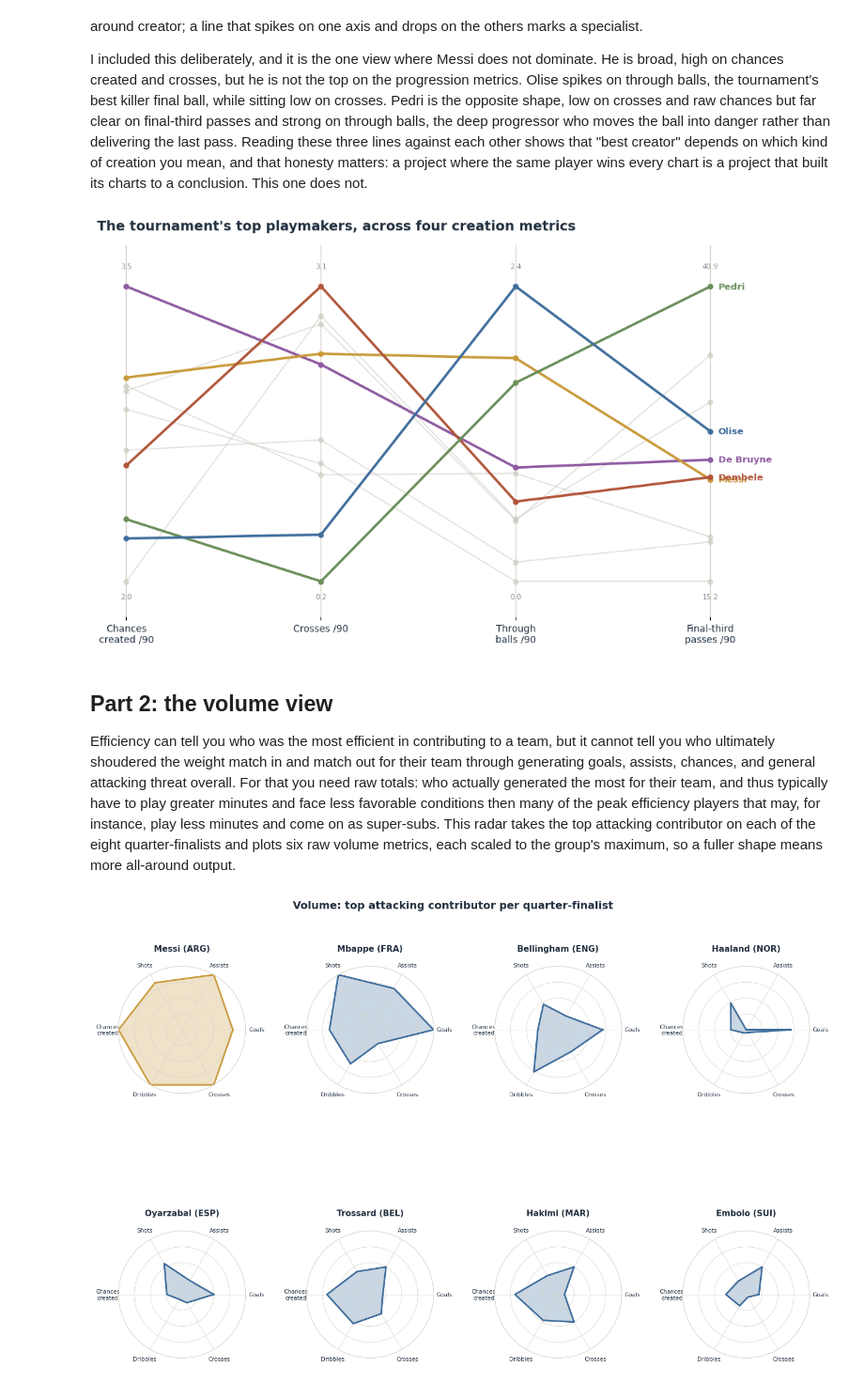
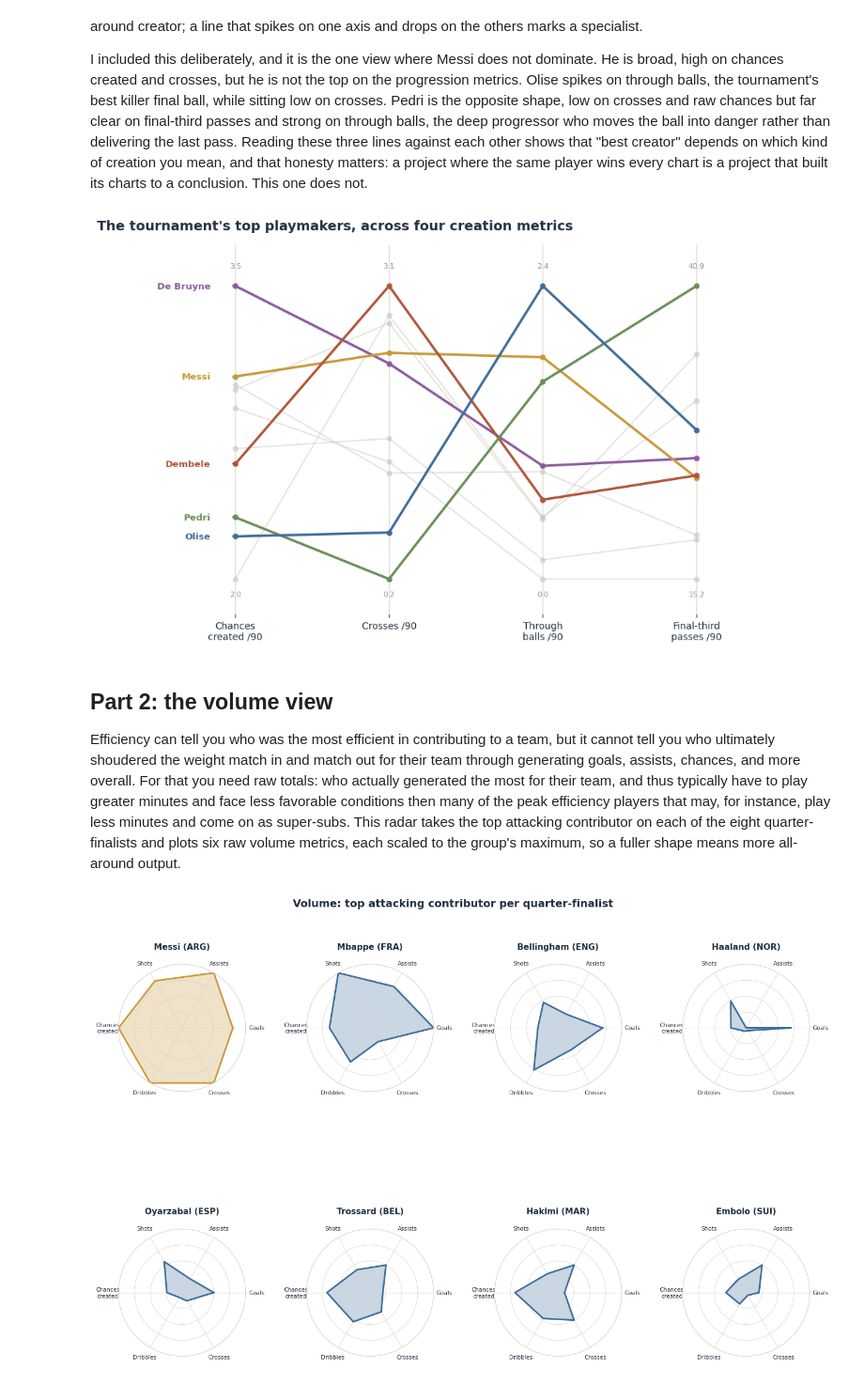
Before and after one commit to wingedhusssar-pixel/wc2026-top-attacking-threat-analysis, a Jupyter notebook: wc2026_full_analysis.ipynb, the cells around one changed output. Shown at 94% size. Cells and saved outputs as stored; diff of their text form; code cells hidden in the pictures.

```diff
--- a/wc2026_full_analysis.ipynb
+++ b/wc2026_full_analysis.ipynb
@@ -51,38 +51,39 @@ I included this deliberately, and it is the one view where Messi does not domina
 # %%
 df=pd.read_csv("wc2026_playmaker_data.csv")
 axes_m=["cc_90","cross_90","tb_90","f3_90"]
 labels=["Chances\ncreated /90","Crosses /90","Through\nballs /90","Final-third\npasses /90"]
 norm=df.copy()
 for m in axes_m:
     norm[m]=(df[m]-df[m].min())/(df[m].max()-df[m].min())
 highlight={"Messi":GOLD,"Olise":ACC,"Pedri":"#6b8e5a","De Bruyne":"#8e5aa0","Dembele":"#b0563a"}
 GRAY="#c9c6bd"
 fig,ax=plt.subplots(figsize=(11,6.5))
 x=range(len(axes_m))
 for _,r in norm.iterrows():
     y=[r[m] for m in axes_m]
     c=highlight.get(r["name"],GRAY)
     lw=2.6 if r["name"] in highlight else 1.2
     a=1.0 if r["name"] in highlight else .55
     z=5 if r["name"] in highlight else 2
     ax.plot(x,y,color=c,lw=lw,alpha=a,zorder=z,marker="o",markersize=5)
     if r["name"] in highlight:
-        ax.text(len(axes_m)-1+.04,y[-1],r["name"],color=c,fontsize=9.5,fontweight="bold",va="center")
+        ax.text(-0.16,y[0],r["name"],color=c,fontsize=9.5,fontweight="bold",va="center",ha="right")
+        ax.plot([-0.02,0],[y[0],y[0]],color=c,lw=1.2,zorder=z)
 for i,m in enumerate(axes_m):
     ax.axvline(i,color="#d8d5cc",lw=1,zorder=1)
     ax.text(i,1.06,f"{df[m].max():.1f}",ha="center",fontsize=7.5,color=MUT)
     ax.text(i,-.06,f"{df[m].min():.1f}",ha="center",fontsize=7.5,color=MUT)
 ax.set_xticks(x); ax.set_xticklabels(labels,fontsize=10,color=INK)
-ax.set_yticks([]); ax.set_ylim(-.12,1.14); ax.set_xlim(-.15,len(axes_m)-.4)
+ax.set_yticks([]); ax.set_ylim(-.12,1.14); ax.set_xlim(-.9,len(axes_m)-.15)
 ax.set_title("The tournament's top playmakers, across four creation metrics",fontweight="bold",fontsize=14,color=INK,loc="left",pad=16)
 for s in ["top","right","left","bottom"]: ax.spines[s].set_visible(False)
 plt.tight_layout(); plt.show()
 # %% [output]
-[figure, old version]
+[figure, new version]
 # %% [markdown]
 ## Part 2: the volume view
 
-Efficiency can tell you who was the most efficient in contributing to a team, but it cannot tell you who ultimately shoudered the weight match in and match out for their team through generating goals, assists, chances, and general attacking threat overall. For that you need raw totals: who actually generated the most for their team, and thus typically have to play greater minutes and face less favorable conditions then many of the peak efficiency players that may, for instance, play less minutes and come on as super-subs. This radar takes the top attacking contributor on each of the eight quarter-finalists and plots six raw volume metrics, each scaled to the group's maximum, so a fuller shape means more all-around output.
+Efficiency can tell you who was the most efficient in contributing to a team, but it cannot tell you who ultimately shoudered the weight match in and match out for their team through generating goals, assists, chances, and more overall. For that you need raw totals: who actually generated the most for their team, and thus typically have to play greater minutes and face less favorable conditions then many of the peak efficiency players that may, for instance, play less minutes and come on as super-subs. This radar takes the top attacking contributor on each of the eight quarter-finalists and plots six raw volume metrics, each scaled to the group's maximum, so a fuller shape means more all-around output.
 # %%
 from math import pi
 data={
```
Also changed, not shown: parts of 3 cells of this notebook, 1 other file.
